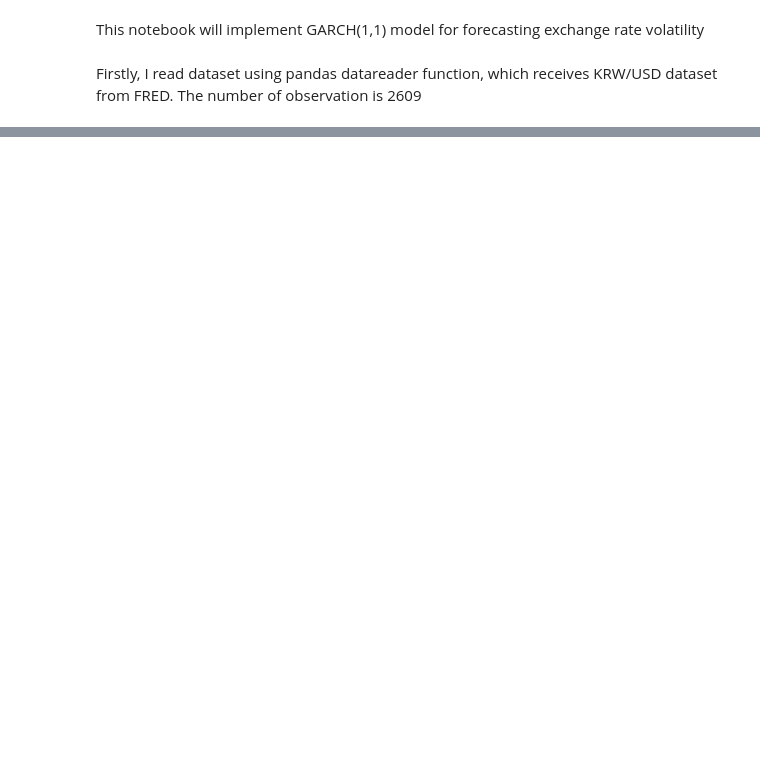
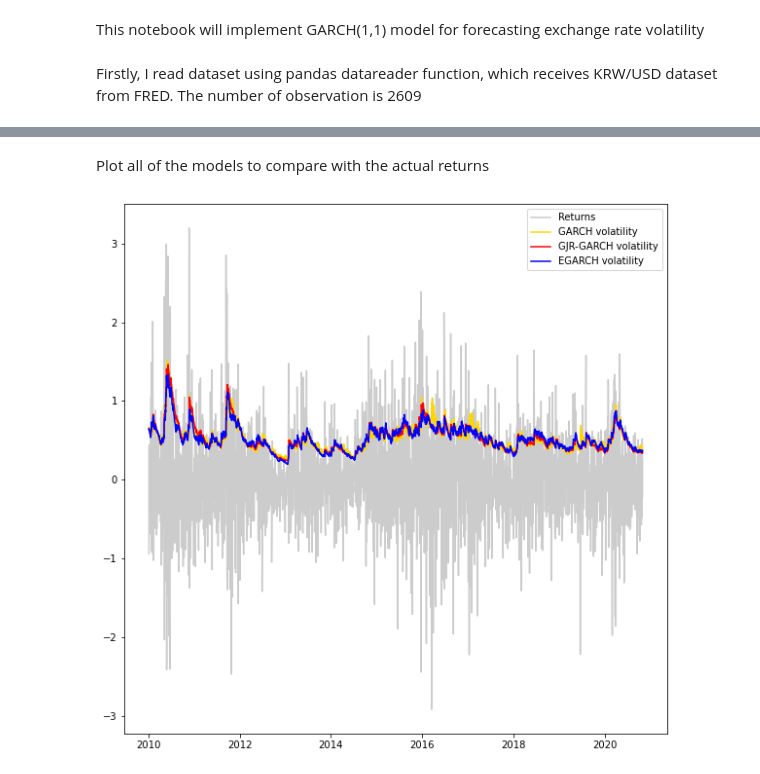
Before and after one commit to eddie8615/cs_project, a Jupyter notebook: GARCH Model.ipynb, the cells around one changed output, grey strips where cells are left out. Saved outputs shown, nothing was run; the diff lists cells and outputs as text; code cells hidden in the pictures; blank space fills up the shorter version.

```diff
--- a/GARCH Model.ipynb
+++ b/GARCH Model.ipynb
@@ -206,0 +71,3 @@ print(np.corrcoef(armean_res.conditional_volatility, cmean_res.conditional_volat
+# %%
+gm_res = gm.fit(disp='off')
+gm_res.summary()
@@ -206,0 +99,5 @@ print(np.corrcoef(armean_res.conditional_volatility, cmean_res.conditional_volat
+# %%
+egm = arch_model(returns, p=1, q=1, o=1, vol='egarch')
+# %%
+egm_res = egm.fit(disp='off')
+egm_res.summary()
@@ -206,0 +126,4 @@ print(np.corrcoef(armean_res.conditional_volatility, cmean_res.conditional_volat
+# %%
+gjr = arch_model(returns, p=1, q=1, o=1,vol = 'garch')
+gjr_res = gjr.fit(disp='off')
+gjr_res.summary()
@@ -206,0 +150,13 @@ print(np.corrcoef(armean_res.conditional_volatility, cmean_res.conditional_volat
+# %% [markdown]
+Plot all of the models to compare with the actual returns
+# %%
+plt.figure(figsize=(10,10))
+plt.plot(returns, color='grey', alpha=0.4, label = 'Returns')
+plt.plot(gm_res.conditional_volatility, color = 'gold', label = 'GARCH volatility')
+plt.plot(gjr_res.conditional_volatility, color='red', label = 'GJR-GARCH volatility')
+plt.plot(egm_res.conditional_volatility, color='blue', label = 'EGARCH volatility')
+
+plt.legend(loc = 'upper right')
+plt.show()
+# %% [output]
+[figure, added]
```
Also changed, not shown: parts of 41 cells of this notebook, 5 other files.
